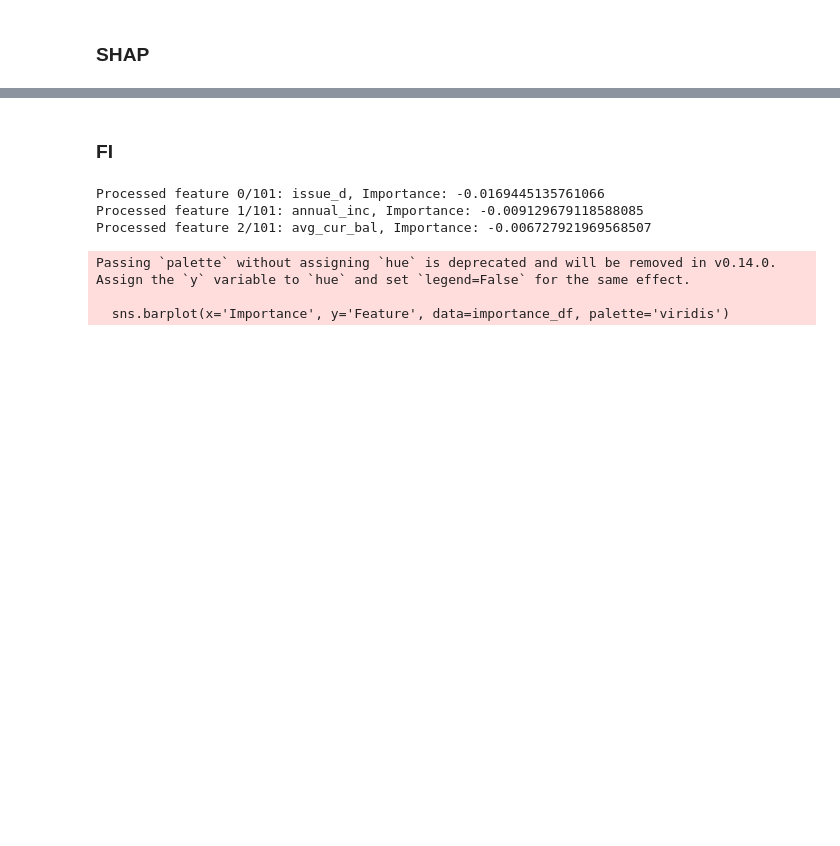
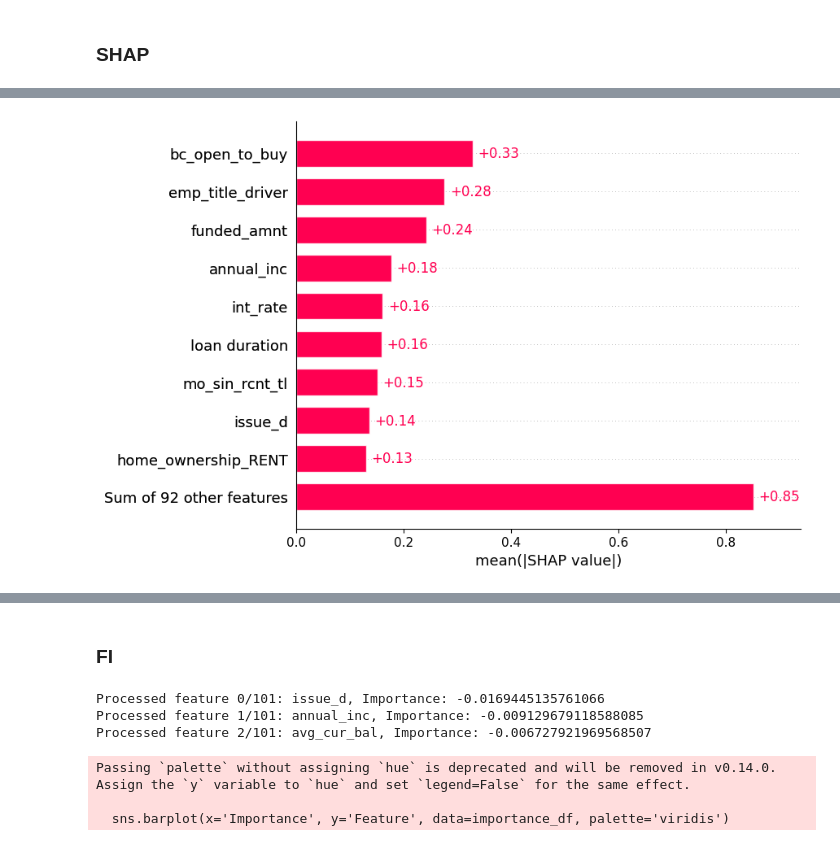
Before and after one commit to auggy-ntn/Interpretability-Stability-and-Fairness-project, a Jupyter notebook: notebooks/step5.ipynb, the cells around one changed output, grey strips where cells are left out. Drawn from its saved outputs; the diff is of its cells as text; code cells hidden in the pictures; blank space fills up the shorter version.

```diff
--- a/notebooks/step5.ipynb
+++ b/notebooks/step5.ipynb
@@ -47,2 +57,9 @@ feature = "issue_d"
 # %% [markdown]
 ### SHAP
+# %%
+from src.local_interpretability import shap_interpretation, shap_plot
+# instance is a single random row from the dataframe
+instance = df.sample(n=1, random_state=42)
+shap_values = shap_interpretation(model, df, instance)
+shap_plot(shap_values, plot_type="bar")
+# %% [output]
@@ -48,0 +67 @@ feature = "issue_d"
+[figure, added]
```
Also changed, not shown: parts of 4 cells of this notebook, 2 other files.
